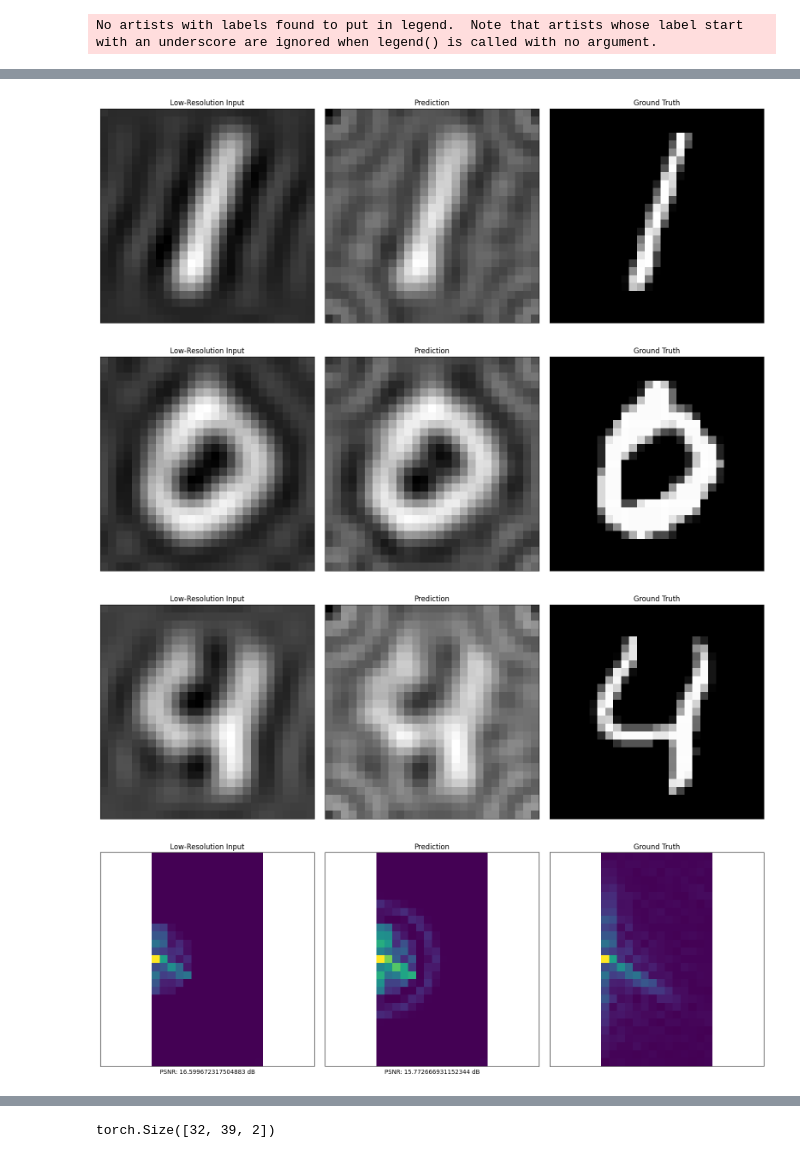
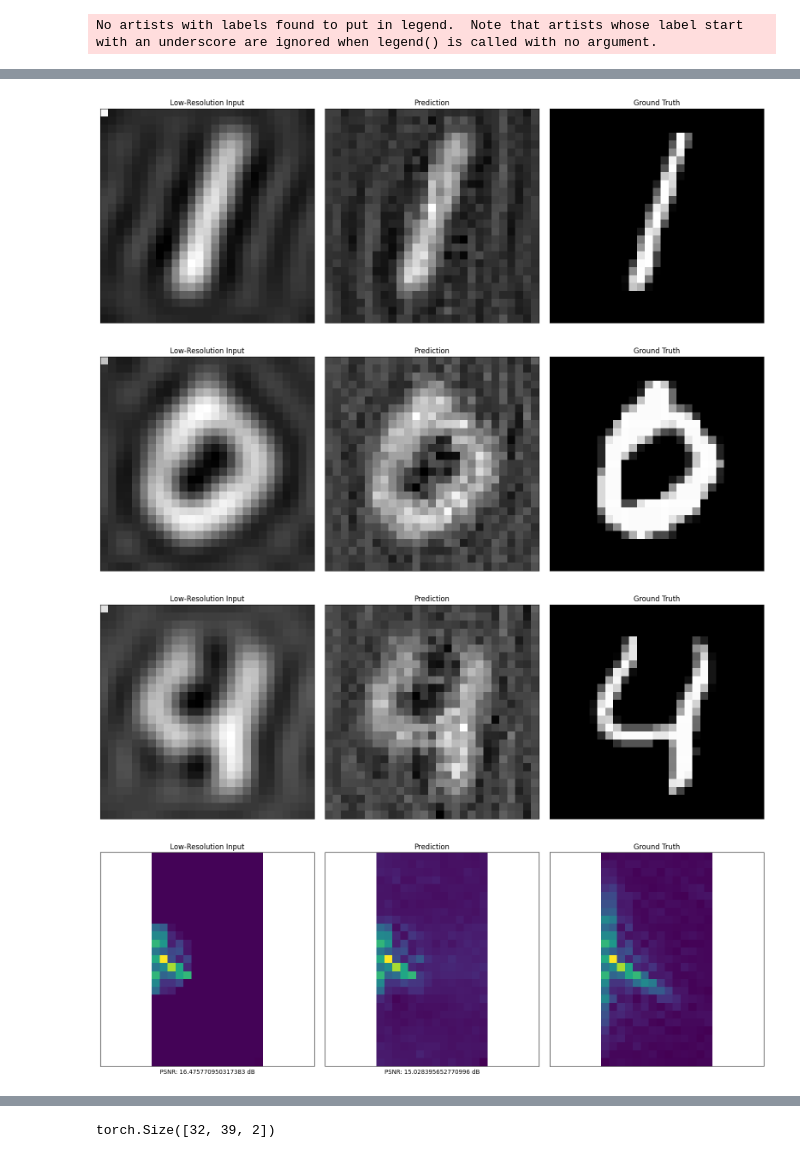
Before and after one commit to AmanKukde/FourierImageTransformer, a Jupyter notebook: examples/Super-Resolution - MNIST Example.ipynb, the cells around one changed output, grey strips where cells are left out. Saved outputs shown, nothing was run; the diff lists cells and outputs as text; code cells hidden in the pictures.

```diff
--- a/examples/Super-Resolution - MNIST Example.ipynb
+++ b/examples/Super-Resolution - MNIST Example.ipynb
@@ -98,5 +72,5 @@ Copying sres.predictor_phase.bias
 # %%
-for fc, (mag_min, mag_max) in dm.train_dataloader():
+for fc, (mag_min, mag_max) in dm.test_dataloader():
     break
 # for fc, (mag_min, mag_max) in dm.train_dataloader():
 #     break
@@ -107,8 +81,10 @@ x_fc = fc[:, flatten_order][:, :model.input_seq_length]
 # x_fc = fc[:, flatten_order][:, :-1]
 gt = fc[:, flatten_order]
 # pred = model.sres.forward_i(x_fc,model.input_seq_length)
-pred_1 = model.sres.forward_i(x_fc,model.input_seq_length)
-pred = model.sres.forward(fc[:,:-1])
+pred = model.sres.forward_inference(x_fc,model.input_seq_length)
+pred_forward = model.sres.forward(fc[:,:-1])
+
+pref_forward_img = model.convert2img(fc=pred_forward, mag_min=mag_min, mag_max=mag_max)
 lowres_img = model.convert2img(fc=x_fc, mag_min=mag_min, mag_max=mag_max)
 pred_img = model.convert2img(fc=pred, mag_min=mag_min, mag_max=mag_max)
 gt_img = model.convert2img(fc=gt, mag_min=mag_min, mag_max=mag_max)
@@ -166,16 +125,16 @@ tensor([11.4763,  9.6285, 14.0603,  8.6094, 11.3565, 12.3256, 11.0007, 10.8372,
        device='cuda:0')
 # %%
 
-for fc, (mag_min, mag_max) in dm.test_dataloader():
-    break
-# for fc, (mag_min, mag_max) in dm.train_dataloader():
+# for fc, (mag_min, mag_max) in dm.test_dataloader():
 #     break
-fc = fc.to('cuda')
-mag_min = mag_min.to('cuda')
-mag_max = mag_max.to('cuda')
-x_fc = fc[:, flatten_order][:, :model.input_seq_length]
-pred = model.sres.forward_i(x_fc,model.input_seq_length)
-# pred[:,96:] = (pred[:,96:] - pred[:,96:].min()) / (pred[:,96:].max() - pred[:,96:].min())
+# # for fc, (mag_min, mag_max) in dm.train_dataloader():
+# #     break
+# fc = fc.to('cuda')
+# mag_min = mag_min.to('cuda')
+# mag_max = mag_max.to('cuda')
+# x_fc = fc[:, flatten_order][:, :model.input_seq_length]
+# pred = model.sres.forward_i(x_fc,model.input_seq_length)
+# # pred[:,96:] = (pred[:,96:] - pred[:,96:].min()) / (pred[:,96:].max() - pred[:,96:].min())
 pred_img = model.convert2img(fc=pred, mag_min=mag_min, mag_max=mag_max)
 
 
@@ -188,7 +147,7 @@ gt_img = model.convert2img(fc=fc[:, model.dst_flatten_order], mag_min=mag_min, m
 
 lowres_psnr = PSNR(gt_img,lowres_img)
 pred_psnr = PSNR(gt_img,pred_img)
-
+model_no = 0
 psnr_dict[str(model_no)] = pred_psnr.cpu().detach() - lowres_psnr.cpu().detach()
 
 sns.histplot(pred_psnr.cpu().detach() - lowres_psnr.cpu().detach(), kde=True, color='green', legend= True, label = "model_no = "+str(model_no))
@@ -272,4 +231,4 @@ No artists with labels found to put in legend.  Note that artists whose label st
-[figure, old version]
+[figure, new version]
-[figure, old version]
+[figure, new version]
-[figure, old version]
+[figure, new version]
-[figure, old version]
+[figure, new version]
```
Also changed, not shown: parts of 12 cells of this notebook, 5 other files.
